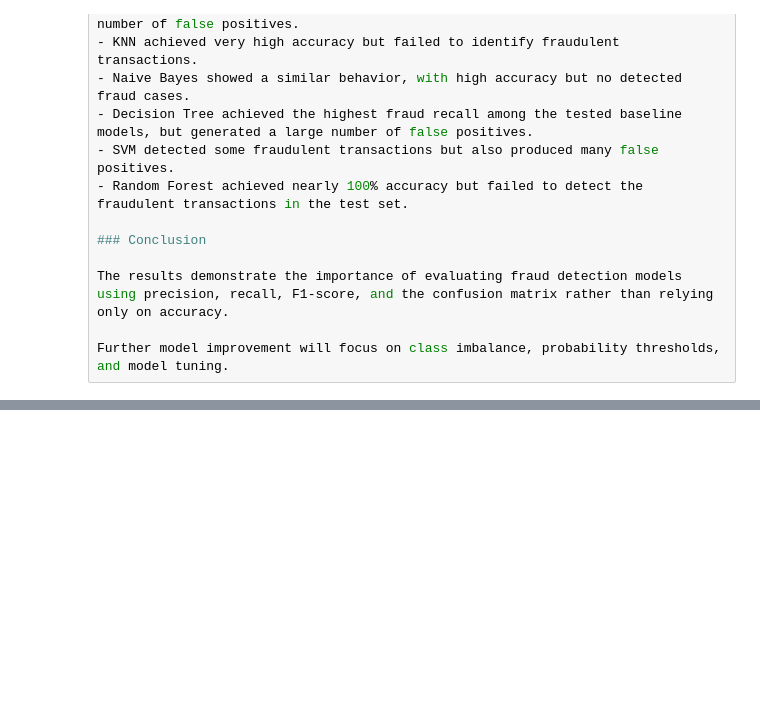
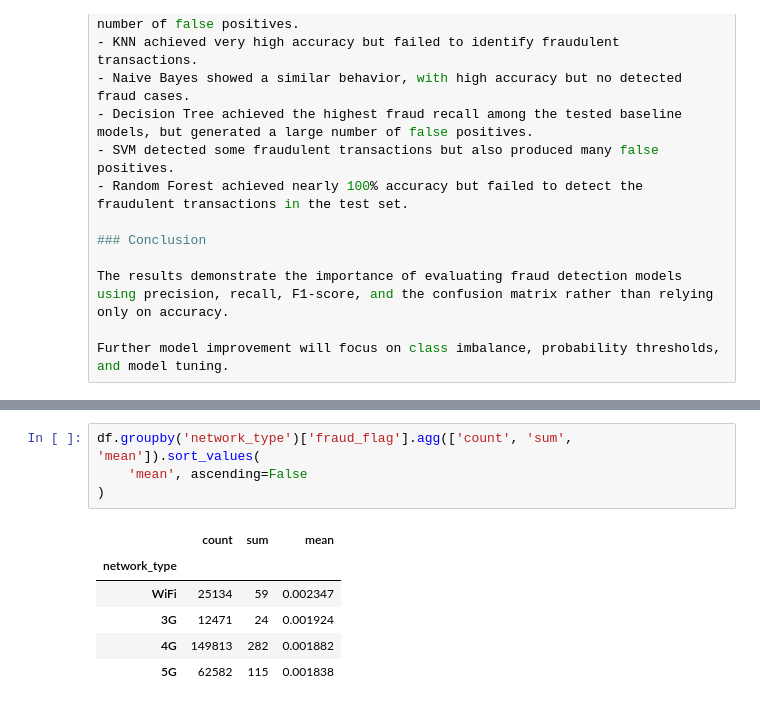
Before and after one commit to AbhayRana123987/upi-fraud-detection, a Jupyter notebook: notebooks/UPI_Fraud_Detection.ipynb, the cells around one changed output, grey strips where cells are left out. Drawn from its saved outputs; the diff is of its cells as text; blank space fills up the shorter version.

```diff
--- a/notebooks/UPI_Fraud_Detection.ipynb
+++ b/notebooks/UPI_Fraud_Detection.ipynb
@@ -1165,0 +1426,11 @@ Further model improvement will focus on class imbalance, probability thresholds,
+# %%
+df.groupby('network_type')['fraud_flag'].agg(['count', 'sum', 'mean']).sort_values(
+    'mean', ascending=False
+)
+# %% [output]
+|  | count | sum | mean |
+| network_type |  |  |  |
+| WiFi | 25134 | 59 | 0.002347 |
+| 3G | 12471 | 24 | 0.001924 |
+| 4G | 149813 | 282 | 0.001882 |
+| 5G | 62582 | 115 | 0.001838 |
```
Also changed, not shown: parts of 21 cells of this notebook, 2 other files.
